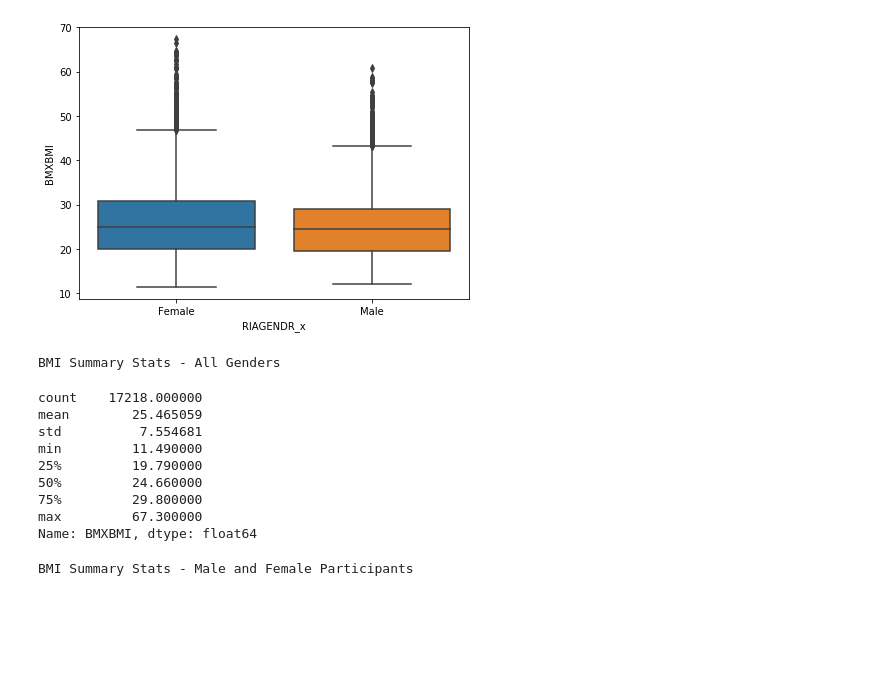
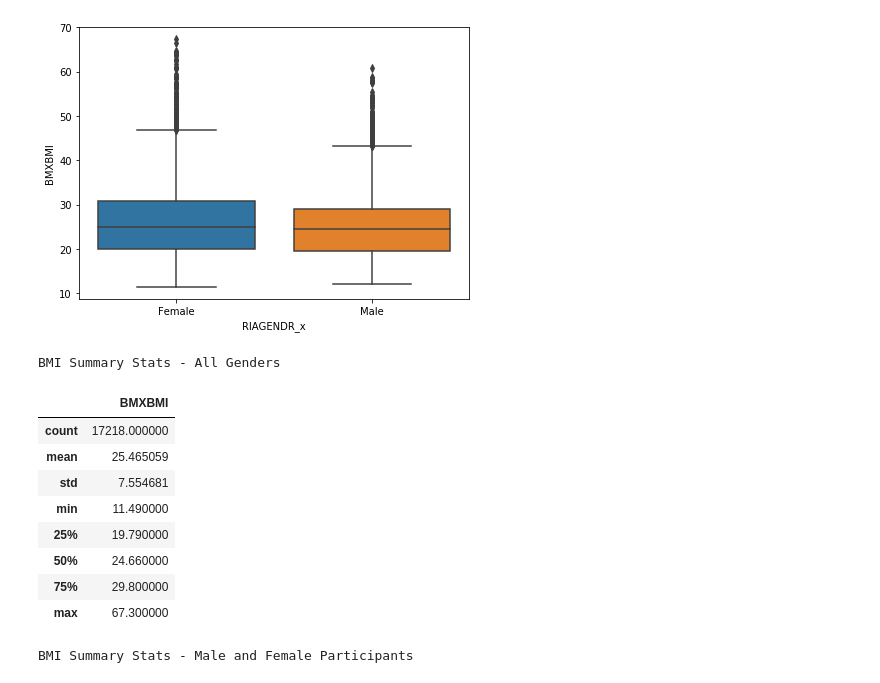
Before and after one commit to jasondixon5/NHANES, a Jupyter notebook: NHANES_Analysis.ipynb, the cells around one changed output. Cells and saved outputs as stored; diff of their text form; code cells hidden in the pictures; blank space fills up the shorter version.

```diff
--- a/NHANES_Analysis.ipynb
+++ b/NHANES_Analysis.ipynb
@@ -160,20 +158,21 @@ sns.boxplot(x=cat_col, y=data_col, data=df)
 [figure]
 # %%
 # Compute summary stats
+# Note: Wrapped in df call for display purposes only
 
 print("BMI Summary Stats - All Genders")
-df[data_col].describe()
+pd.DataFrame(df[data_col].describe())
 # %% [output]
 BMI Summary Stats - All Genders
-count    17218.000000
-mean        25.465059
-std          7.554681
-min         11.490000
-25%         19.790000
-50%         24.660000
-75%         29.800000
-max         67.300000
-Name: BMXBMI, dtype: float64
+|  | BMXBMI |
+| count | 17218.000000 |
+| mean | 25.465059 |
+| std | 7.554681 |
+| min | 11.490000 |
+| 25% | 19.790000 |
+| 50% | 24.660000 |
+| 75% | 29.800000 |
+| max | 67.300000 |
 # %%
 # Segment summary by gender
 
```
Also changed, not shown: parts of 27 cells of this notebook.
